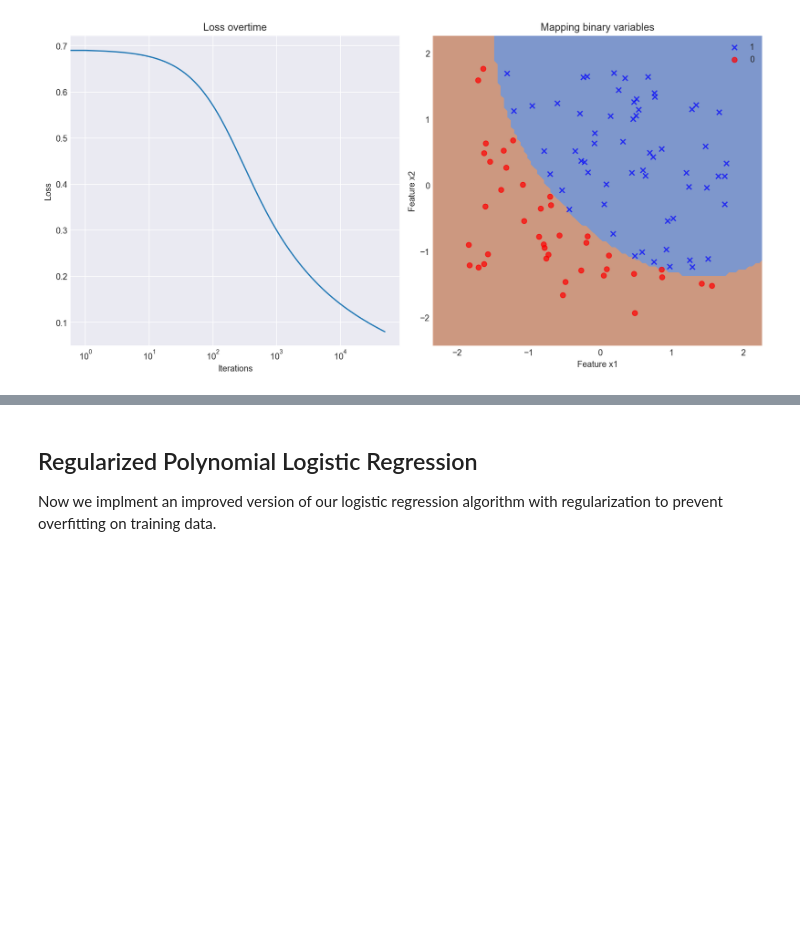
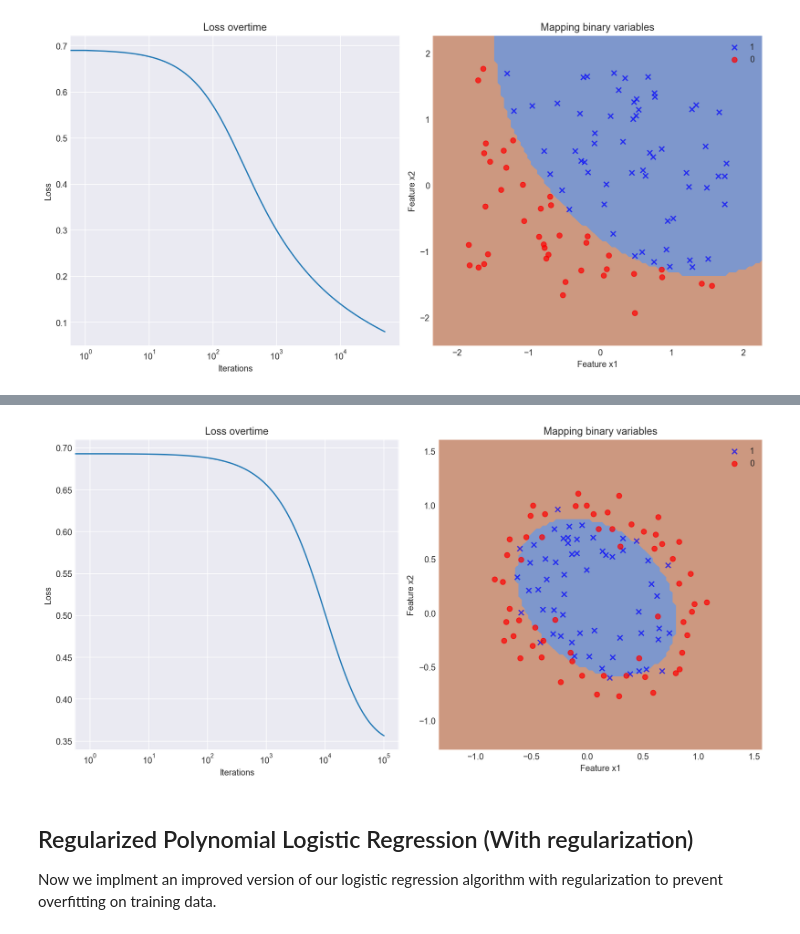
Before and after one commit to SamSamhuns/ml_linear_logistic_regression, a Jupyter notebook: logistic_regression.ipynb, the cells around one changed output, grey strips where cells are left out. Cells and saved outputs as stored; diff of their text form; code cells hidden in the pictures; blank space fills up the shorter version.

```diff
--- a/logistic_regression.ipynb
+++ b/logistic_regression.ipynb
@@ -257,13 +257,13 @@ class polynomial_logistic_regression:
 
     def train(self, X_feat, y_target):
         for epoch in range(self.epochs):
-            self.theta_vector -= ((self.alpha/y_target.size) * ((np.transpose(X_feat)).dot( y_pred(X_feat, self.theta_vector) - y_target.reshape(100,1) )) )
+            self.theta_vector -= ((self.alpha/y_target.size) * ((np.transpose(X_feat)).dot( y_pred(X_feat, self.theta_vector) - y_target.reshape(X_feat.shape[0],1) )) )
             self.loss.append(logistic_loss(X_feat, y_target, self.theta_vector))
 
 # engineering the new polynomial features in the form 1, a, b, a^2, b^2 and ab
-eng_feat1 = np.array(X_feat[:,1:3]**2) # a^2 and b^2
-eng_feat2 = np.array(X_feat[:,1]* X_feat[:,2]).reshape(100,1) # ab
-X_eng_feat = np.c_[X_feat, eng_feat1, eng_feat2] # np.concatenate((X_feat, eng_feat1, eng_feat2), axis=1)
+eng_xf1_feat1 = np.array(X_feat[:,1:3]**2) # a^2 and b^2
+eng_xf1_feat2 = (X_feat[:,1]* X_feat[:,2]).reshape(100,1) # ab
+X_eng_feat = np.c_[X_feat, eng_xf1_feat1, eng_xf1_feat2] # np.concatenate((X_feat, eng_feat1, eng_feat2), axis=1)
 # %%
 plo1 = polynomial_logistic_regression(50000, 0.010)
 plo1.train(X_eng_feat, y_target)
@@ -281,0 +309,6 @@ plot_loss_and_fit(X_feat, y_target, plo1)
+# %%
+# features a^2 and b^2 given feat X_feat[1, a, b] where a=x1 and b=x2
+eng_xf2_feat1 = X_feat2[:,1:]**2 # a^2, b^2
+eng_xf2_feat2 = (X_feat2[:,1]*X_feat2[:,2]).reshape(X_feat2.shape[0], 1) # ab
+X_eng_feat2 = np.c_[X_feat2, eng_xf2_feat1, eng_xf2_feat2]
+X_eng_feat2.shape
@@ -281,0 +317,4 @@ plot_loss_and_fit(X_feat, y_target, plo1)
+# %%
+# Train our polynomial logistic regression model
+plo2 = polynomial_logistic_regression(100000, 0.012)
+plo2.train(X_eng_feat2, y_target2)
@@ -282,3 +329,7 @@ plot_loss_and_fit(X_feat, y_target, plo1)
+# %%
+plot_loss_and_fit(X_feat2, y_target2, plo2)
+# %% [output]
+[figure, added]
 # %% [markdown]
-## Regularized Polynomial Logistic Regression
+## Regularized Polynomial Logistic Regression (With regularization)
 Now we implment an improved version of our logistic regression algorithm with regularization to prevent overfitting on training data.
```
Also changed, not shown: parts of 11 cells of this notebook.
